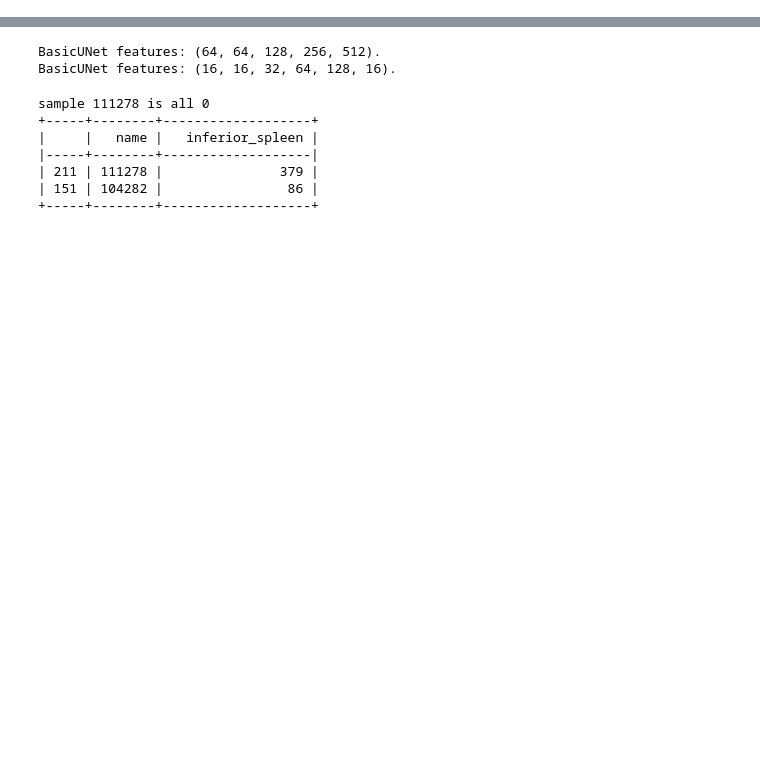
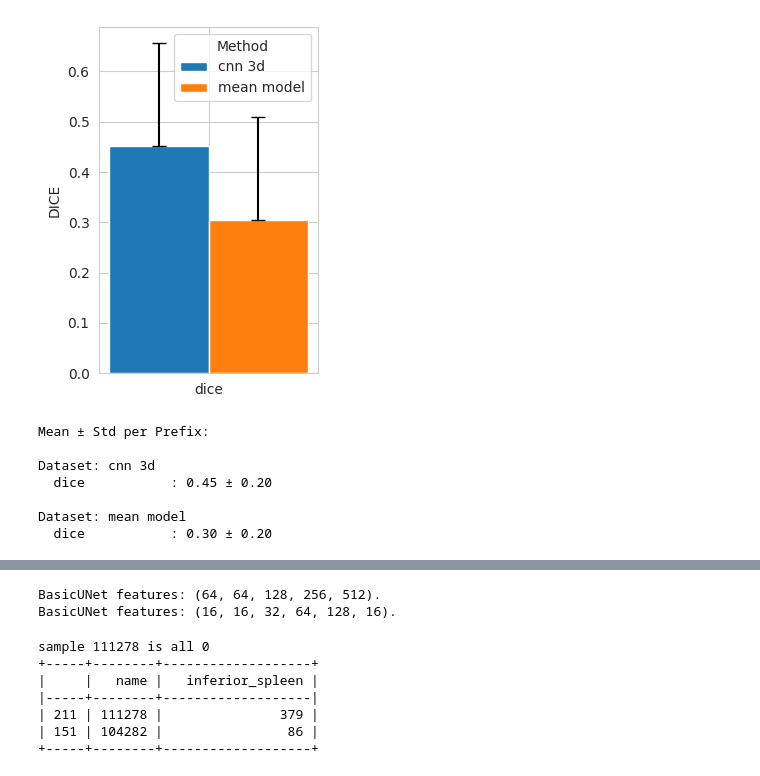
Before and after one commit to EytanKats/orgloc, a Jupyter notebook: notebooks/plot_results_v2_volumetric.ipynb, the cells around one changed output, grey strips where cells are left out. Cells and saved outputs as stored; diff of their text form; code cells hidden in the pictures; blank space fills up the shorter version.

```diff
--- a/notebooks/plot_results_v2_volumetric.ipynb
+++ b/notebooks/plot_results_v2_volumetric.ipynb
@@ -107,0 +292,19 @@ plot_grouped_by_prefix(df, prefixes, title="BBOX ERROR - GROUPED BY PREFIX", out
+# %%
+plot_prefix_comparison_barplot(
+    [df_3d, df_mm],
+    prefixes=['dice'],
+    suffixes = None,
+    labels=('cnn 3d', 'mean model'),
+    title='',
+    y_label='DICE',
+    figsize = (3, 4)
+)
+# %% [output]
+[figure, added]
+Mean ± Std per Prefix:
+
+Dataset: cnn 3d
+  dice           : 0.45 ± 0.20
+
+Dataset: mean model
+  dice           : 0.30 ± 0.20
```
Also changed, not shown: parts of 17 cells of this notebook.
